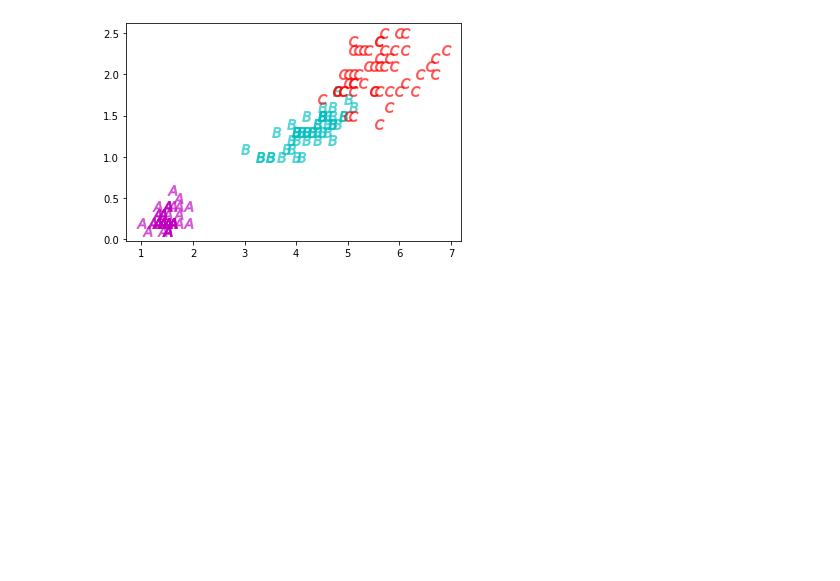
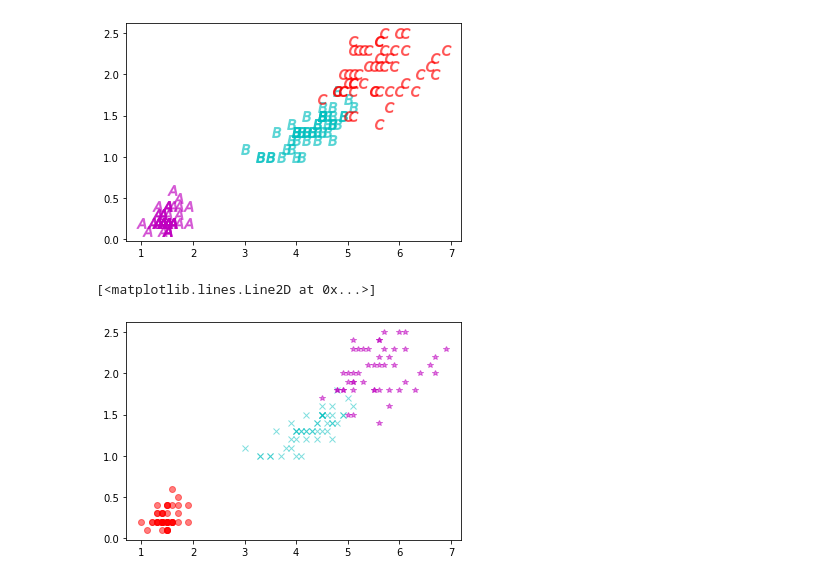
Before and after one commit to Suchirapon/data_viz, a Jupyter notebook: Visualize_Data_Distribution(02).ipynb, the cells around one changed output. Cells and saved outputs as stored; diff of their text form; code cells hidden in the pictures; blank space fills up the shorter version.

Commit message:
จบ scatter plot - bubble chart

```diff
--- a/Visualize_Data_Distribution(02).ipynb
+++ b/Visualize_Data_Distribution(02).ipynb
@@ -93,3 +93,10 @@ plt.scatter(df['PetalLength'][100:],df['PetalWidth'][100:],s=100,c='r',alpha=0.5
 # %% [output]
 <matplotlib.collections.PathCollection at 0x...>
 [figure]
+# %%
+plt.plot(df['PetalLength'][:50],df['PetalWidth'][:50],'or',alpha=0.5)
+plt.plot(df['PetalLength'][50:100],df['PetalWidth'][50:100],'xc',alpha=0.5)
+plt.plot(df['PetalLength'][100:],df['PetalWidth'][100:],'*m',alpha=0.5)
+# %% [output]
+[<matplotlib.lines.Line2D at 0x...>]
+[figure, added]
```
Also changed, not shown: parts of 18 cells of this notebook.
